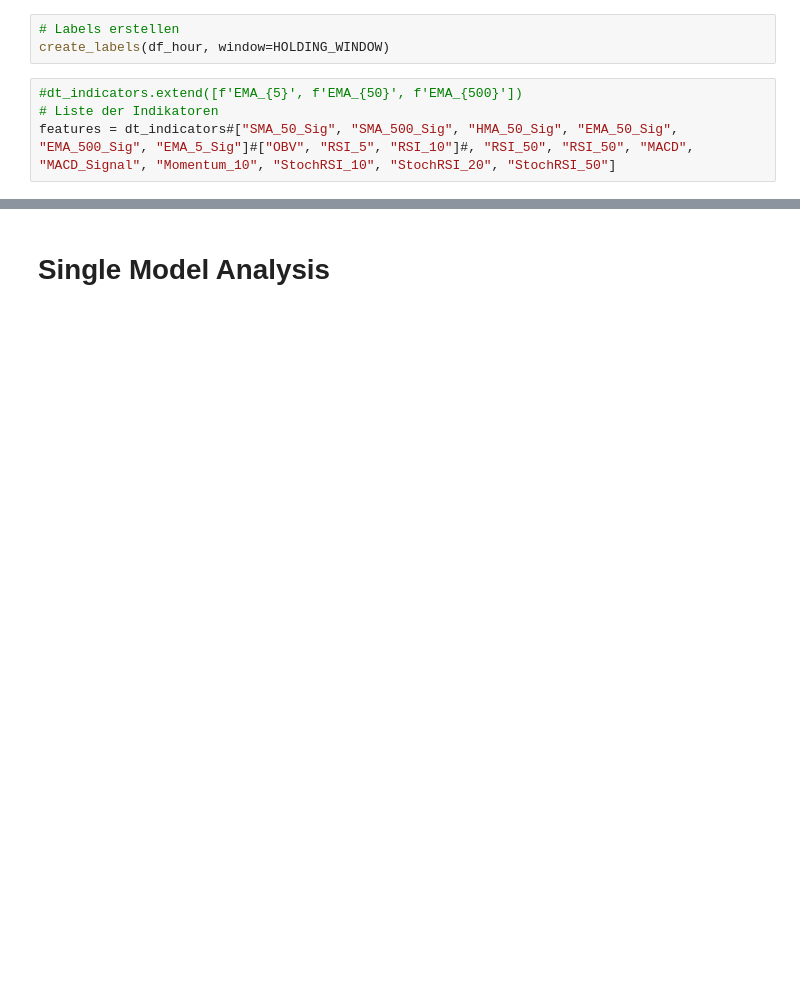
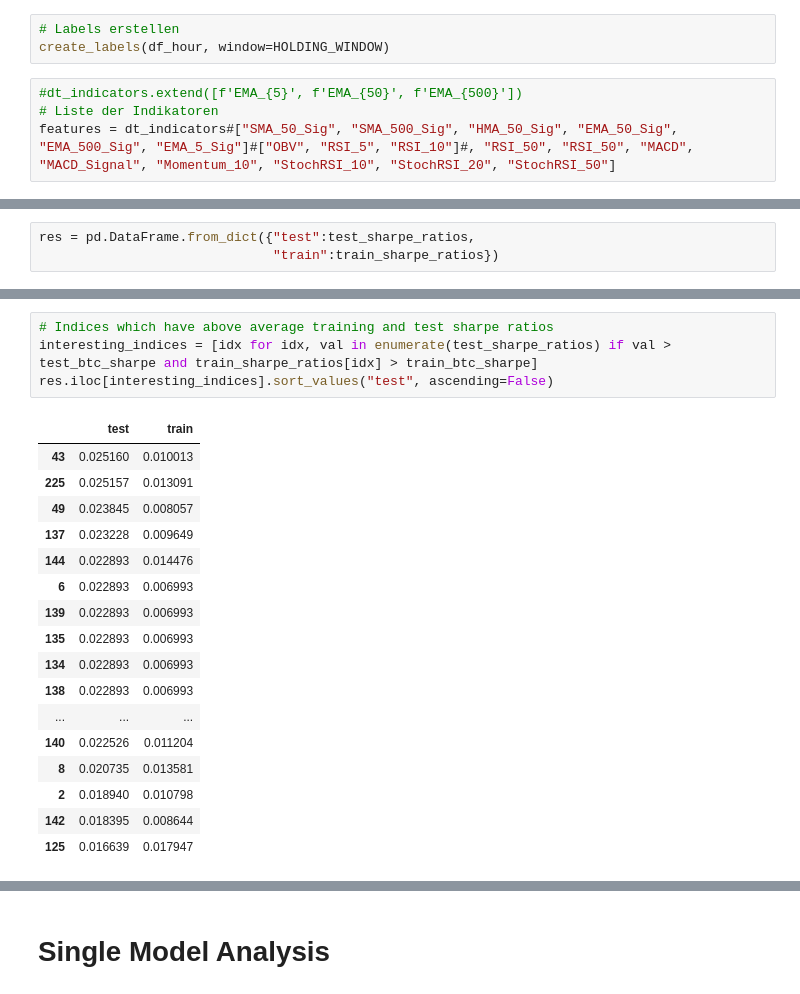
Before and after one commit to adrianbeer/GetaBot, a Jupyter notebook: DecisionTree.ipynb, the cells around one changed output, grey strips where cells are left out. Drawn from its saved outputs; the diff is of its cells as text; blank space fills up the shorter version.

```diff
--- a/DecisionTree.ipynb
+++ b/DecisionTree.ipynb
@@ -332,0 +577,3 @@ man könnte probieren, zu zählen wie häufig die Buy-Signale bei den Averages h
+# %%
+res = pd.DataFrame.from_dict({"test":test_sharpe_ratios,
+                              "train":train_sharpe_ratios})
@@ -332,0 +597,22 @@ man könnte probieren, zu zählen wie häufig die Buy-Signale bei den Averages h
+# %%
+# Indices which have above average training and test sharpe ratios
+interesting_indices = [idx for idx, val in enumerate(test_sharpe_ratios) if val > test_btc_sharpe and train_sharpe_ratios[idx] > train_btc_sharpe]
+res.iloc[interesting_indices].sort_values("test", ascending=False)
+# %% [output]
+|  | test | train |
+| 43 | 0.025160 | 0.010013 |
+| 225 | 0.025157 | 0.013091 |
+| 49 | 0.023845 | 0.008057 |
+| 137 | 0.023228 | 0.009649 |
+| 144 | 0.022893 | 0.014476 |
+| 6 | 0.022893 | 0.006993 |
+| 139 | 0.022893 | 0.006993 |
+| 135 | 0.022893 | 0.006993 |
+| 134 | 0.022893 | 0.006993 |
+| 138 | 0.022893 | 0.006993 |
+| ... | ... | ... |
+| 140 | 0.022526 | 0.011204 |
+| 8 | 0.020735 | 0.013581 |
+| 2 | 0.018940 | 0.010798 |
+| 142 | 0.018395 | 0.008644 |
+| 125 | 0.016639 | 0.017947 |
```
Also changed, not shown: parts of 24 cells of this notebook.
